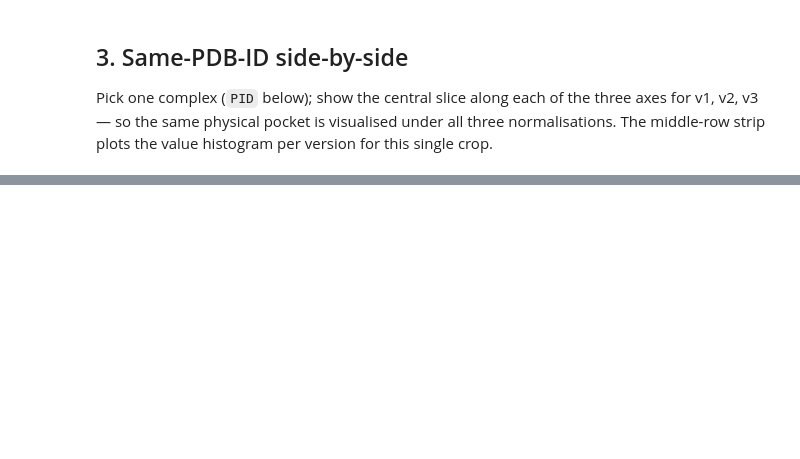
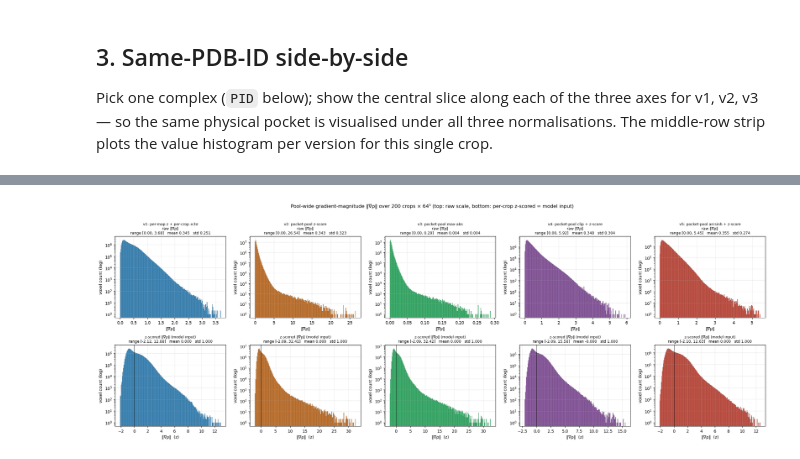
Before and after one commit to seonghyun26/VoxBind, a Jupyter notebook: notebook/01c_density_distribution.ipynb, the cells around one changed output, grey strips where cells are left out. Drawn from its saved outputs; the diff is of its cells as text; code cells hidden in the pictures; blank space fills up the shorter version.

```diff
--- a/notebook/01c_density_distribution.ipynb
+++ b/notebook/01c_density_distribution.ipynb
@@ -232,25 +211,10 @@ The exact scalars used to construct v2 and v3 are recorded in each version's `st
 # %%
-for v in ["v2", "v3"]:
+for v in ["v2", "v3", "v4", "v5"]:
     sj = VOX_DIRS[v] / "stats.json"
     if sj.exists():
         print(f"── {v} stats.json")
         print(json.dumps(json.loads(sj.read_text()), indent=2))
         print()
-
-# v4 has no stats.json on disk — it is derived from v2 in this notebook.
-_ensure_v4_stats()
-print("── v4 (derived in-notebook from v2)")
-print(json.dumps({
-    "scheme": "pocket-pool clip + z-score (derived from v2)",
-    "formula": "x' = (clip(v2·sigma_v2 + mu_v2, [clip_lo, clip_hi]) - mu_clip) / sigma_clip",
-    "v2_mu": V2_MU,
-    "v2_sigma": V2_SIGMA,
-    "clip_lo_raw": CLIP_LO,
-    "clip_hi_raw": CLIP_HI,
-    "mu_clip": _V4["mu_clip"],
-    "sigma_clip": _V4["sigma_clip"],
-    "note": "mu_clip/sigma_clip computed over the 200-crop pool sample (seed 0)",
-}, indent=2))
 # %% [output]
 ── v2 stats.json
 {
@@ -271,0 +280,22 @@ print(json.dumps({
+# %%
+fig, axes = plt.subplots(2, 5, figsize=(23, 8))
+for col, v in enumerate(VERSIONS):
+    for row, (pool, tag) in enumerate([(gm_raw_pool, "raw ‖∇ρ‖"),
+                                       (gm_z_pool, "z-scored ‖∇ρ‖ (model input)")]):
+        ax = axes[row, col]
+        vals = pool[v]
+        ax.hist(vals, bins=200, color=COLOR[v], edgecolor="black", linewidth=0.2, alpha=0.85)
+        ax.set_yscale("log"); ax.grid(alpha=0.25)
+        if row == 1:
+            ax.axvline(0, color="k", linewidth=0.7)
+        head = (LABEL[v] + "\n") if row == 0 else ""
+        ax.set_title(f"{head}{tag}\nrange [{vals.min():.2f}, {vals.max():.2f}]   "
+                     f"mean {vals.mean():.3f}   std {vals.std():.3f}", fontsize=9)
+        ax.set_xlabel("‖∇ρ‖" + ("  (z)" if row == 1 else ""))
+        ax.set_ylabel("voxel count (log)")
+fig.suptitle(f"Pool-wide gradient-magnitude ‖∇ρ‖ over {N_SAMPLE} crops × 64³ "
+             f"(top: raw scale, bottom: per-crop z-scored = model input)", y=1.02)
+fig.tight_layout()
+plt.show()
+# %% [output]
+[figure, added]
```
Also changed, not shown: parts of 14 cells of this notebook, 11 other files.
